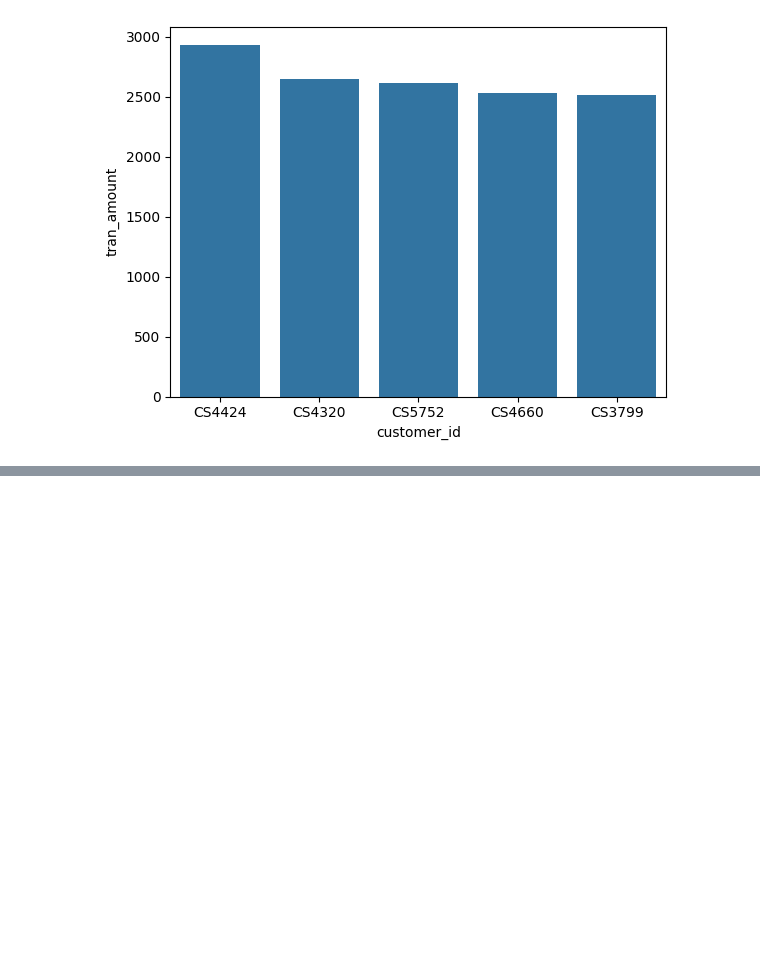
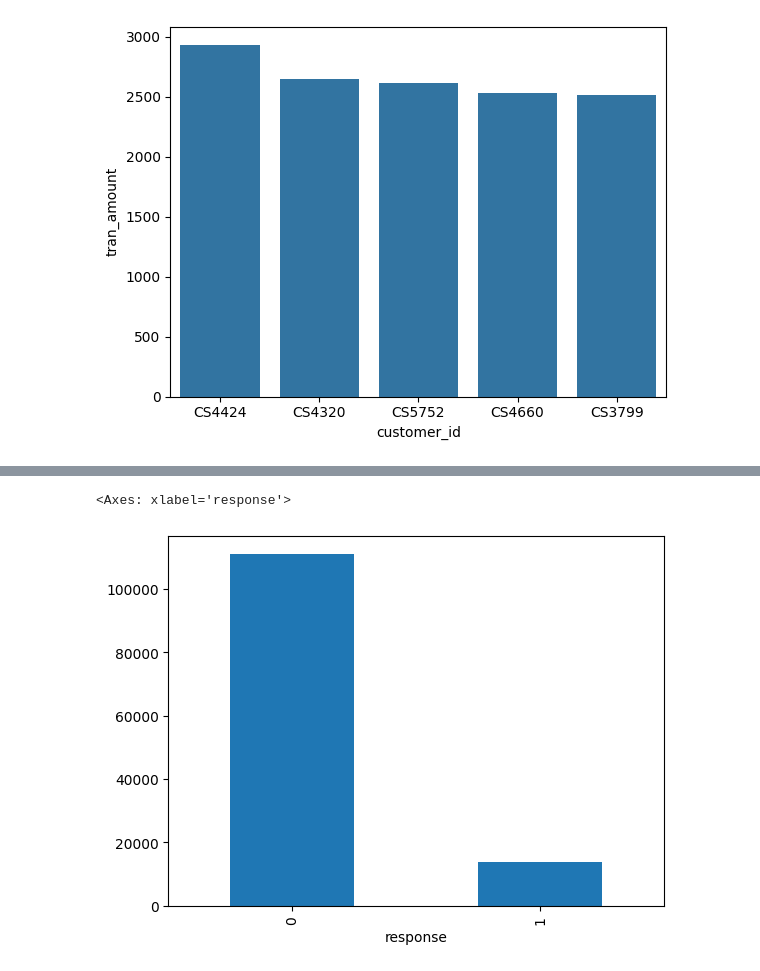
Before and after one commit to Rajyalaxmi29/data-analysis-project, a Jupyter notebook: DataProject.ipynb, the cells around one changed output, grey strips where cells are left out. Saved outputs shown, nothing was run; the diff lists cells and outputs as text; code cells hidden in the pictures; blank space fills up the shorter version.

```diff
--- a/DataProject.ipynb
+++ b/DataProject.ipynb
@@ -277,0 +390,9 @@ sns.barplot(x='customer_id',y='tran_amount',data=top_5_sal)
+# %%
+#count the number of churned and active customers
+churn_count=df['response'].value_counts()
+
+#plot
+churn_count.plot(kind='bar')
+# %% [output]
+<Axes: xlabel='response'>
+[figure, added]
```
Also changed, not shown: parts of 5 cells of this notebook.
